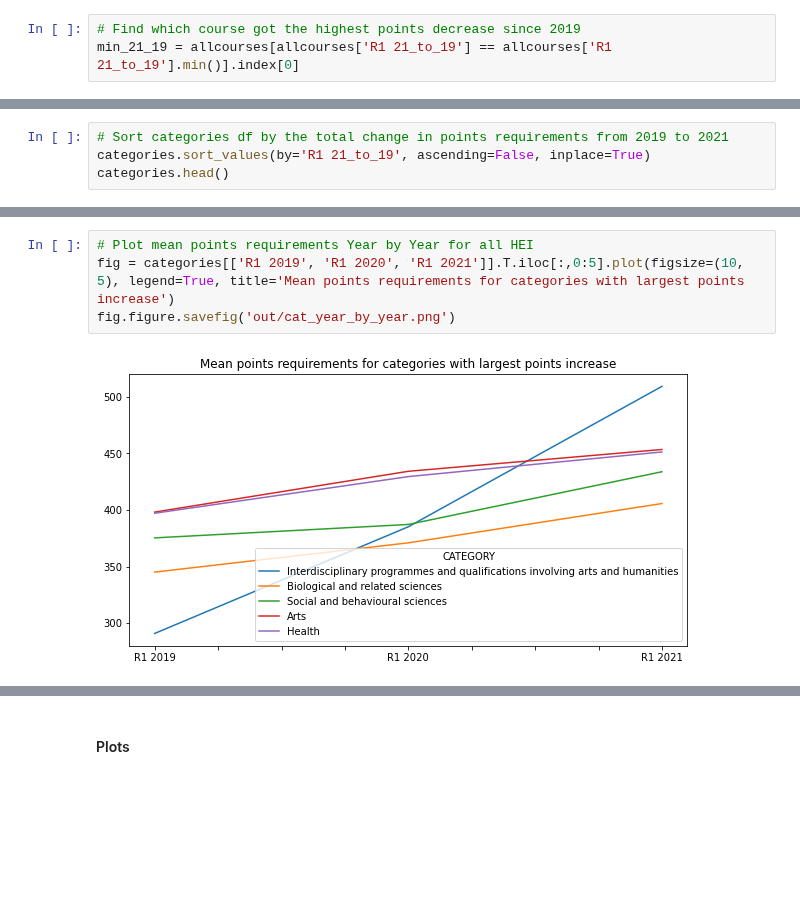
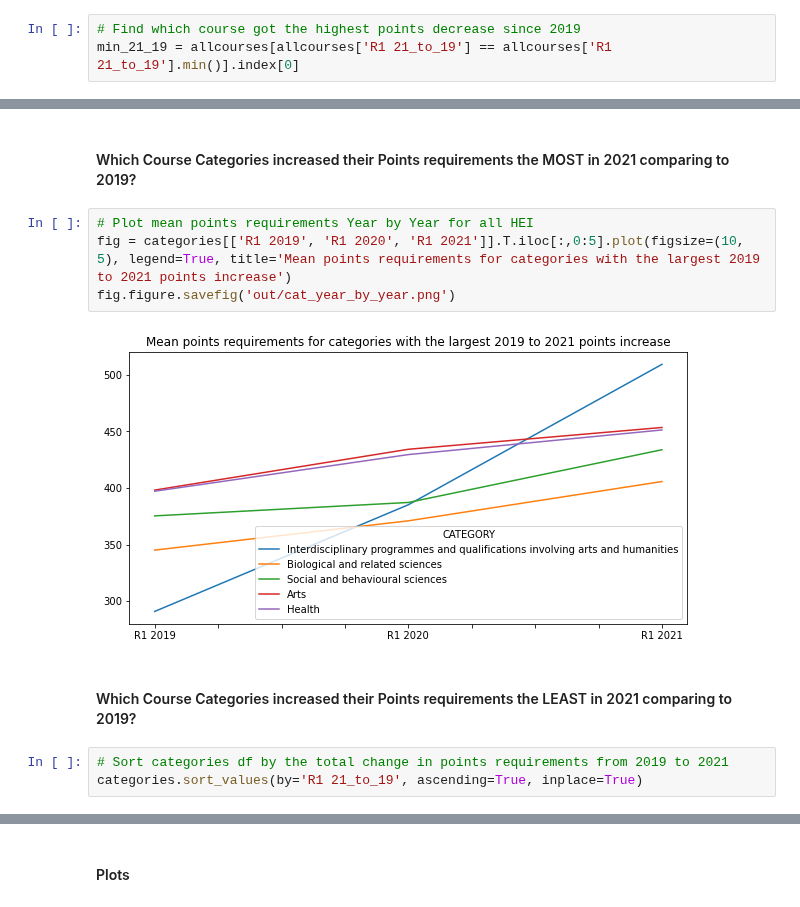
Before and after one commit to przemekbil/FoDA_2021, a Jupyter notebook: cao.ipynb, the cells around one changed output, grey strips where cells are left out. Saved outputs shown, nothing was run; the diff lists cells and outputs as text; blank space fills up the shorter version.

```diff
--- a/cao.ipynb
+++ b/cao.ipynb
@@ -1521,4 +1523,0 @@ categories.sort_values(by='R1 2021', ascending=False)
-# %%
-# Sort categories df by the total change in points requirements from 2019 to 2021
-categories.sort_values(by='R1 21_to_19', ascending=False, inplace=True)
-categories.head()
@@ -1533,6 +1524,13 @@ categories.head()
+# %% [markdown]
+#### Which Course Categories increased their Points requirements the MOST in 2021 comparing to 2019?
 # %%
 # Plot mean points requirements Year by Year for all HEI
-fig = categories[['R1 2019', 'R1 2020', 'R1 2021']].T.iloc[:,0:5].plot(figsize=(10, 5), legend=True, title='Mean points requirements for categories with largest points increase')
+fig = categories[['R1 2019', 'R1 2020', 'R1 2021']].T.iloc[:,0:5].plot(figsize=(10, 5), legend=True, title='Mean points requirements for categories with the largest 2019 to 2021 points increase')
 fig.figure.savefig('out/cat_year_by_year.png')
 # %% [output]
-[figure, old version]
+[figure, new version]
+# %% [markdown]
+#### Which Course Categories increased their Points requirements the LEAST in 2021 comparing to 2019?
+# %%
+# Sort categories df by the total change in points requirements from 2019 to 2021
+categories.sort_values(by='R1 21_to_19', ascending=True, inplace=True)
```
Also changed, not shown: parts of 19 cells of this notebook, 4 other files.
